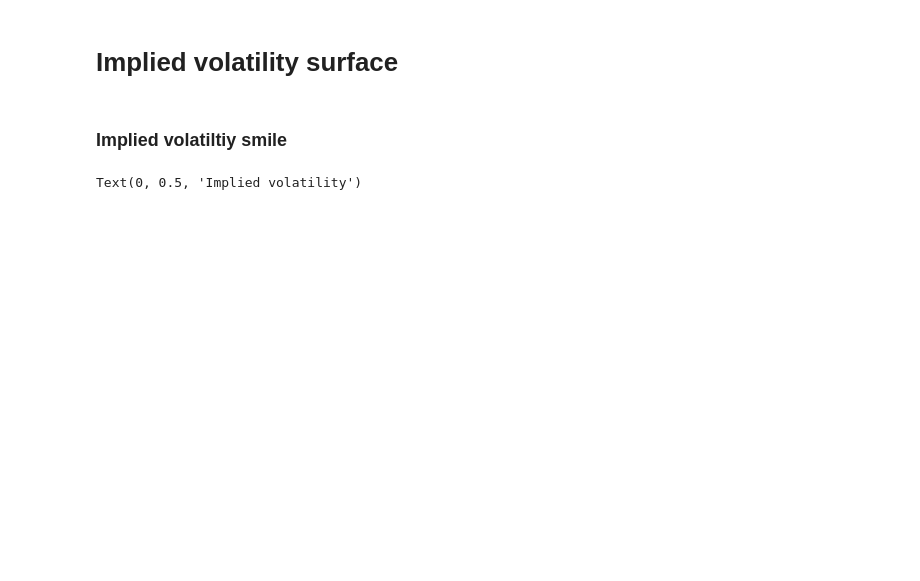
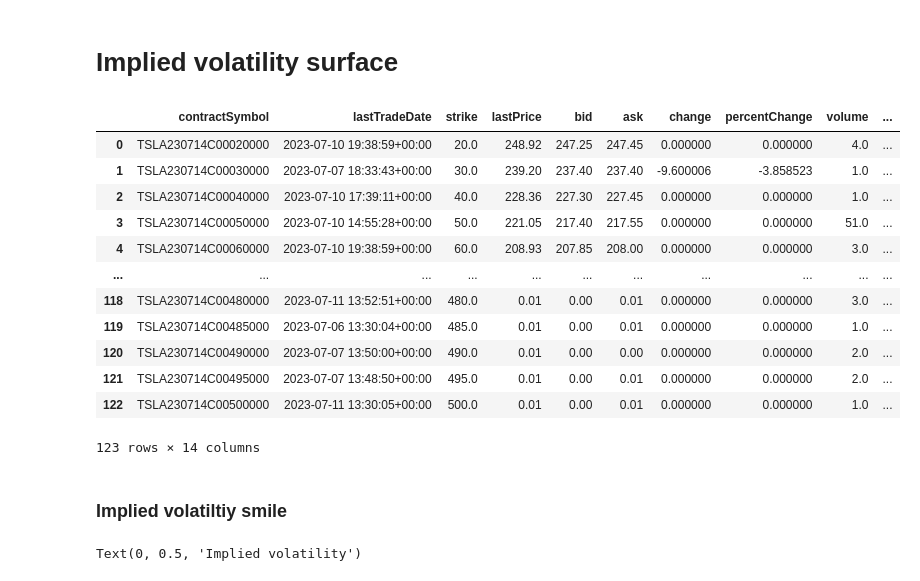
Before and after one commit to jonedamas/data_science_projects, a Jupyter notebook: projects/Implied_volatility_surface.ipynb, the cells around one changed output. Cells and saved outputs as stored; diff of their text form; code cells hidden in the pictures; blank space fills up the shorter version.

```diff
--- a/projects/Implied_volatility_surface.ipynb
+++ b/projects/Implied_volatility_surface.ipynb
@@ -8,6 +8,22 @@ import yfinance as yf
 
 from typing import Callable, List
 from numpy.typing import NDArray
+# %%
+yf.Ticker('TSLA').option_chain()[0]
+# %% [output]
+|  | contractSymbol | lastTradeDate | strike | lastPrice | bid | ask | change | percentChange | volume | ... |
+| 0 | TSLA230714C00020000 | 2023-07-10 19:38:59+00:00 | 20.0 | 248.92 | 247.25 | 247.45 | 0.000000 | 0.000000 | 4.0 | ... |
+| 1 | TSLA230714C00030000 | 2023-07-07 18:33:43+00:00 | 30.0 | 239.20 | 237.40 | 237.40 | -9.600006 | -3.858523 | 1.0 | ... |
+| 2 | TSLA230714C00040000 | 2023-07-10 17:39:11+00:00 | 40.0 | 228.36 | 227.30 | 227.45 | 0.000000 | 0.000000 | 1.0 | ... |
+| 3 | TSLA230714C00050000 | 2023-07-10 14:55:28+00:00 | 50.0 | 221.05 | 217.40 | 217.55 | 0.000000 | 0.000000 | 51.0 | ... |
+| 4 | TSLA230714C00060000 | 2023-07-10 19:38:59+00:00 | 60.0 | 208.93 | 207.85 | 208.00 | 0.000000 | 0.000000 | 3.0 | ... |
+| ... | ... | ... | ... | ... | ... | ... | ... | ... | ... | ... |
+| 118 | TSLA230714C00480000 | 2023-07-11 13:52:51+00:00 | 480.0 | 0.01 | 0.00 | 0.01 | 0.000000 | 0.000000 | 3.0 | ... |
+| 119 | TSLA230714C00485000 | 2023-07-06 13:30:04+00:00 | 485.0 | 0.01 | 0.00 | 0.01 | 0.000000 | 0.000000 | 1.0 | ... |
+| 120 | TSLA230714C00490000 | 2023-07-07 13:50:00+00:00 | 490.0 | 0.01 | 0.00 | 0.00 | 0.000000 | 0.000000 | 2.0 | ... |
+| 121 | TSLA230714C00495000 | 2023-07-07 13:48:50+00:00 | 495.0 | 0.01 | 0.00 | 0.01 | 0.000000 | 0.000000 | 2.0 | ... |
+| 122 | TSLA230714C00500000 | 2023-07-11 13:30:05+00:00 | 500.0 | 0.01 | 0.00 | 0.01 | 0.000000 | 0.000000 | 1.0 | ... |
+123 rows × 14 columns
 # %% [markdown]
 ### Implied volatiltiy smile
 # %%
```
Also changed, not shown: parts of 1 cell of this notebook, 6 other files.
